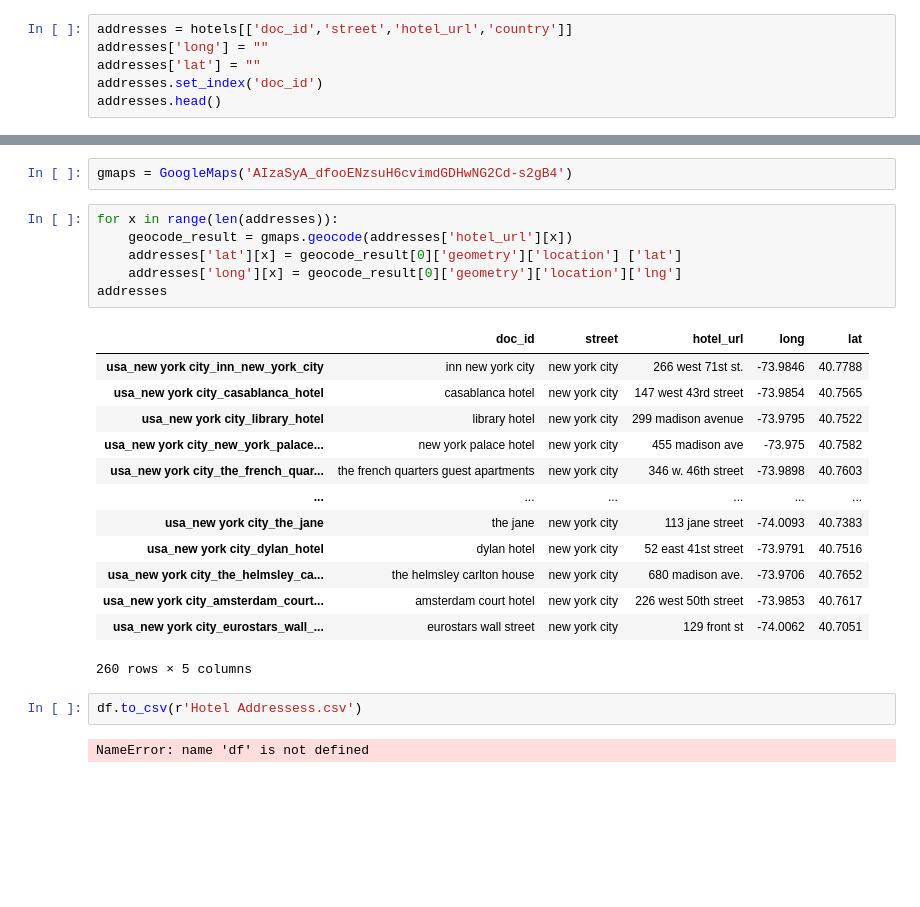
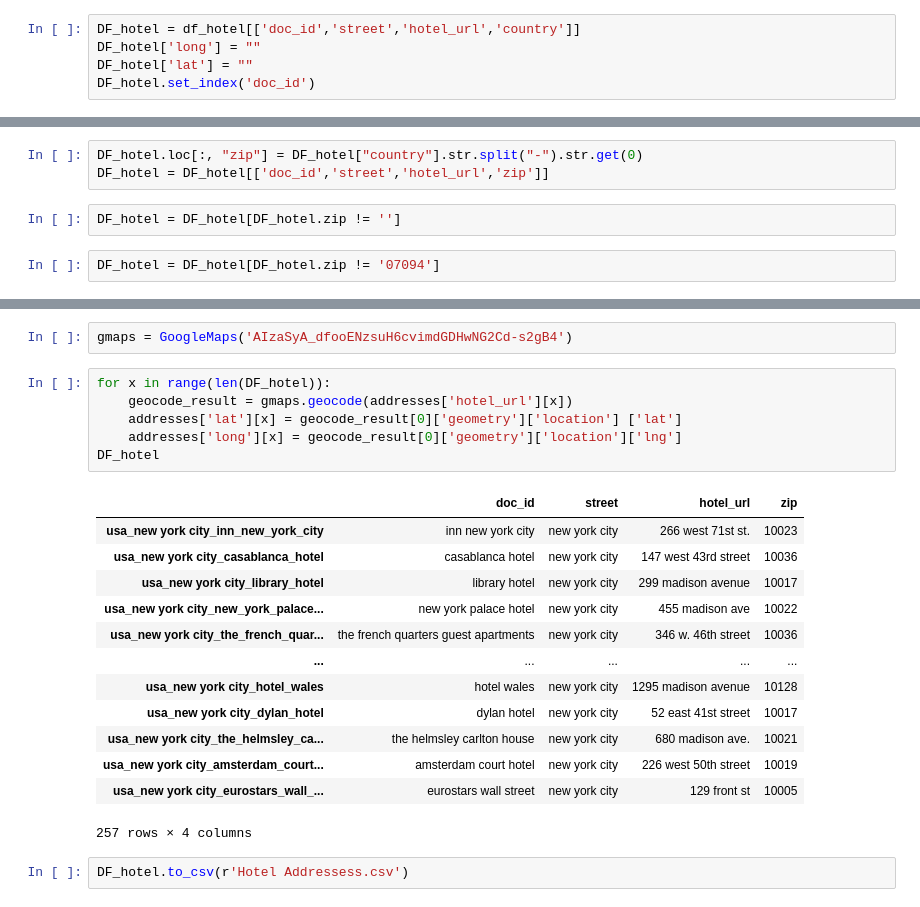
Before and after one commit to AchilleasDrakou/Data-Viz-Final-Project, a Jupyter notebook: Airbnb/Filtering Airbnb and Hotels.ipynb, the cells around one changed output, grey strips where cells are left out. Drawn from its saved outputs; the diff is of its cells as text; blank space fills up the shorter version.

```diff
--- a/Airbnb/Filtering Airbnb and Hotels.ipynb
+++ b/Airbnb/Filtering Airbnb and Hotels.ipynb
@@ -124,9 +124,8 @@ hotels
 # %%
-addresses = hotels[['doc_id','street','hotel_url','country']]
-addresses['long'] = ""
-addresses['lat'] = ""
-addresses.set_index('doc_id')
-addresses.head()
+DF_hotel = df_hotel[['doc_id','street','hotel_url','country']]
+DF_hotel['long'] = ""
+DF_hotel['lat'] = ""
+DF_hotel.set_index('doc_id')
 # %% [output]
 A value is trying to be set on a copy of a slice from a DataFrame.
 Try using .loc[row_indexer,col_indexer] = value instead
@@ -146,0 +154,7 @@ See the caveats in the documentation: http://pandas.pydata.org/pandas-docs/stabl
+# %%
+DF_hotel.loc[:, "zip"] = DF_hotel["country"].str.split("-").str.get(0)
+DF_hotel = DF_hotel[['doc_id','street','hotel_url','zip']]
+# %%
+DF_hotel = DF_hotel[DF_hotel.zip != '']
+# %%
+DF_hotel = DF_hotel[DF_hotel.zip != '07094']
@@ -181,29 +173,27 @@ import pandas as pd
 # %%
 gmaps = GoogleMaps('AIzaSyA_dfooENzsuH6cvimdGDHwNG2Cd-s2gB4')
 # %%
-for x in range(len(addresses)):
+for x in range(len(DF_hotel)):
     geocode_result = gmaps.geocode(addresses['hotel_url'][x])
     addresses['lat'][x] = geocode_result[0]['geometry']['location'] ['lat']
     addresses['long'][x] = geocode_result[0]['geometry']['location']['lng']
-addresses
+DF_hotel
 # %% [output]
-|  | doc_id | street | hotel_url | long | lat |
-| usa_new york city_inn_new_york_city | inn new york city | new york city | 266 west 71st st. | -73.9846 | 40.7788 |
-| usa_new york city_casablanca_hotel | casablanca hotel | new york city | 147 west 43rd street | -73.9854 | 40.7565 |
-| usa_new york city_library_hotel | library hotel | new york city | 299 madison avenue | -73.9795 | 40.7522 |
-| usa_new york city_new_york_palace... | new york palace hotel | new york city | 455 madison ave | -73.975 | 40.7582 |
-| usa_new york city_the_french_quar... | the french quarters guest apartments | new york city | 346 w. 46th street | -73.9898 | 40.7603 |
-| ... | ... | ... | ... | ... | ... |
-| usa_new york city_the_jane | the jane | new york city | 113 jane street | -74.0093 | 40.7383 |
-| usa_new york city_dylan_hotel | dylan hotel | new york city | 52 east 41st street | -73.9791 | 40.7516 |
-| usa_new york city_the_helmsley_ca... | the helmsley carlton house | new york city | 680 madison ave. | -73.9706 | 40.7652 |
-| usa_new york city_amsterdam_court... | amsterdam court hotel | new york city | 226 west 50th street | -73.9853 | 40.7617 |
-| usa_new york city_eurostars_wall_... | eurostars wall street | new york city | 129 front st | -74.0062 | 40.7051 |
+|  | doc_id | street | hotel_url | zip |
+| usa_new york city_inn_new_york_city | inn new york city | new york city | 266 west 71st st. | 10023 |
+| usa_new york city_casablanca_hotel | casablanca hotel | new york city | 147 west 43rd street | 10036 |
+| usa_new york city_library_hotel | library hotel | new york city | 299 madison avenue | 10017 |
+| usa_new york city_new_york_palace... | new york palace hotel | new york city | 455 madison ave | 10022 |
+| usa_new york city_the_french_quar... | the french quarters guest apartments | new york city | 346 w. 46th street | 10036 |
+| ... | ... | ... | ... | ... |
+| usa_new york city_hotel_wales | hotel wales | new york city | 1295 madison avenue | 10128 |
+| usa_new york city_dylan_hotel | dylan hotel | new york city | 52 east 41st street | 10017 |
+| usa_new york city_the_helmsley_ca... | the helmsley carlton house | new york city | 680 madison ave. | 10021 |
+| usa_new york city_amsterdam_court... | amsterdam court hotel | new york city | 226 west 50th street | 10019 |
+| usa_new york city_eurostars_wall_... | eurostars wall street | new york city | 129 front st | 10005 |
-260 rows × 5 columns
+257 rows × 4 columns
 # %%
-df.to_csv(r'Hotel Addressess.csv')
+DF_hotel.to_csv(r'Hotel Addressess.csv')
-# %% [output]
-NameError: name 'df' is not defined
 # %%
 def plot_coordinates(lat,lon):
     import matplotlib.pyplot as plt
```
Also changed, not shown: parts of 13 cells of this notebook, 3 other files.
